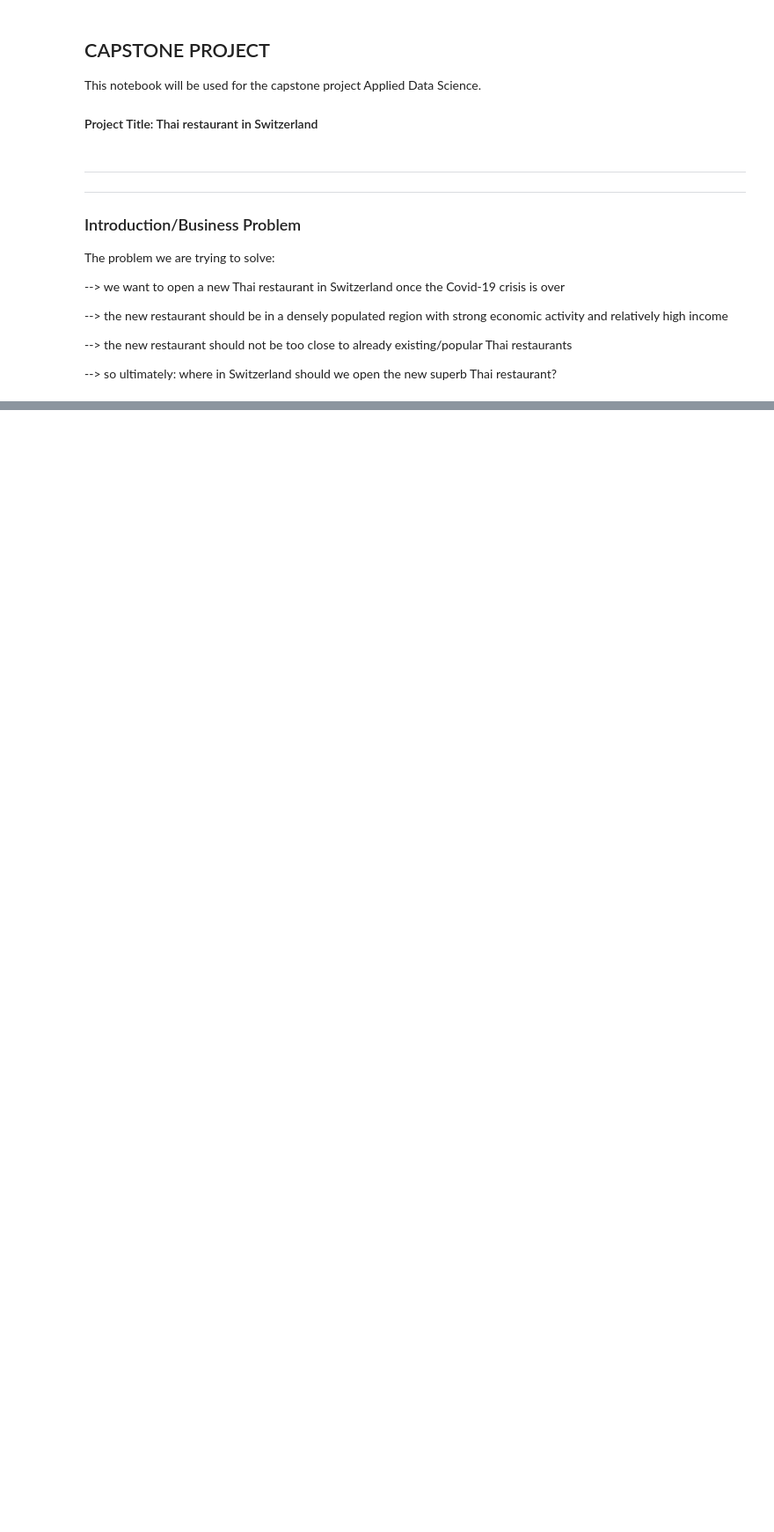
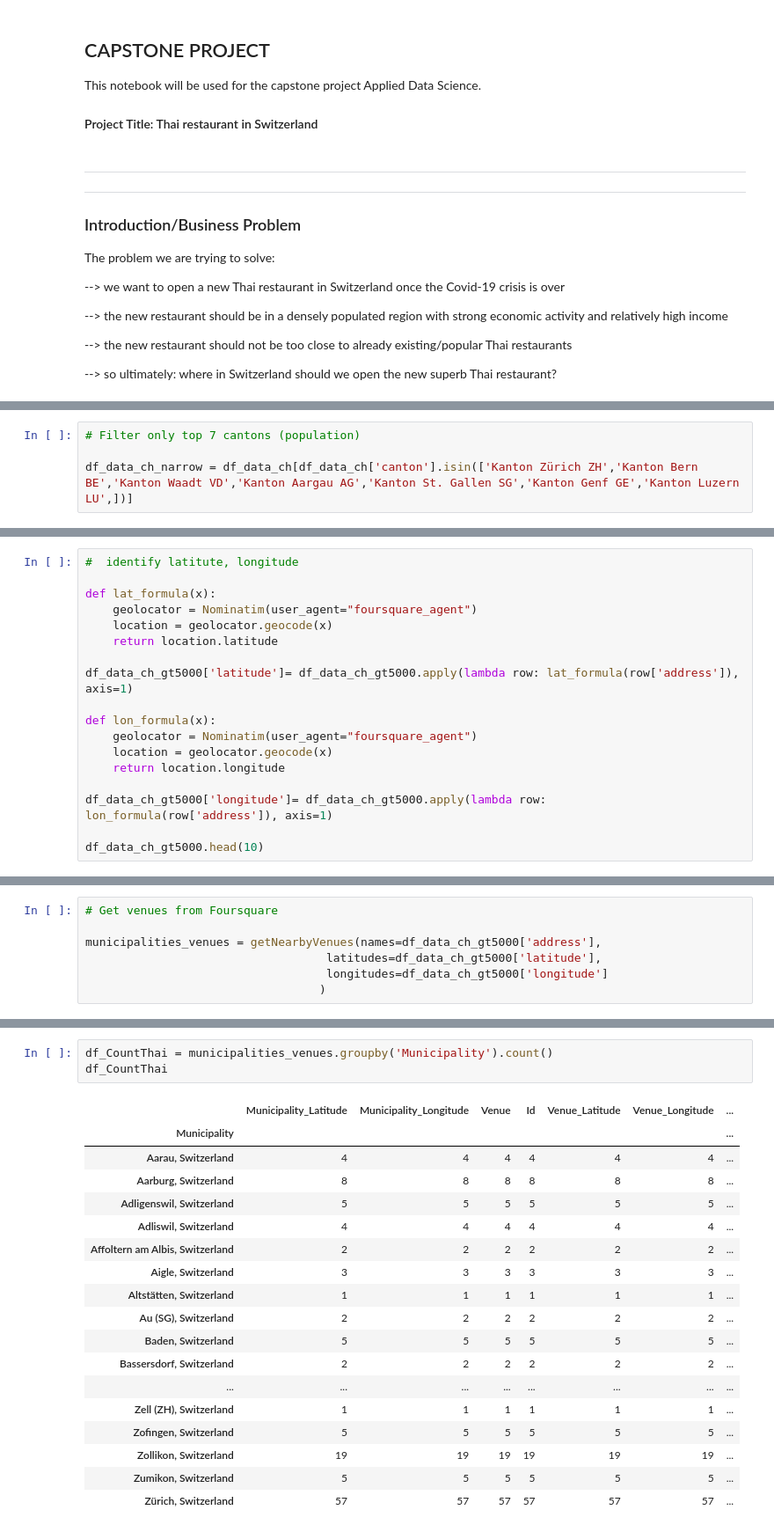
Before and after one commit to andremaron/Coursera_Capstone, a Jupyter notebook: Coursera_Capstone.ipynb, the cells around one changed output, grey strips where cells are left out. Shown at 88% size. Cells and saved outputs as stored; diff of their text form; blank space fills up the shorter version.

```diff
--- a/Coursera_Capstone.ipynb
+++ b/Coursera_Capstone.ipynb
@@ -52,0 +279,4 @@ Finally, we will have to exclude some cities from our scope by also using (5) to
+# %%
+# Filter only top 7 cantons (population)
+
+df_data_ch_narrow = df_data_ch[df_data_ch['canton'].isin(['Kanton Zürich ZH','Kanton Bern BE','Kanton Waadt VD','Kanton Aargau AG','Kanton St. Gallen SG','Kanton Genf GE','Kanton Luzern LU',])]
@@ -52,0 +291,18 @@ Finally, we will have to exclude some cities from our scope by also using (5) to
+# %%
+#  identify latitute, longitude
+
+def lat_formula(x):
+    geolocator = Nominatim(user_agent="foursquare_agent")
+    location = geolocator.geocode(x)
+    return location.latitude
+
+df_data_ch_gt5000['latitude']= df_data_ch_gt5000.apply(lambda row: lat_formula(row['address']), axis=1)
+
+def lon_formula(x):
+    geolocator = Nominatim(user_agent="foursquare_agent")
+    location = geolocator.geocode(x)
+    return location.longitude
+
+df_data_ch_gt5000['longitude']= df_data_ch_gt5000.apply(lambda row: lon_formula(row['address']), axis=1)
+
+df_data_ch_gt5000.head(10)
@@ -52,0 +425,7 @@ Finally, we will have to exclude some cities from our scope by also using (5) to
+# %%
+# Get venues from Foursquare
+
+municipalities_venues = getNearbyVenues(names=df_data_ch_gt5000['address'],
+                                   latitudes=df_data_ch_gt5000['latitude'],
+                                   longitudes=df_data_ch_gt5000['longitude']
+                                  )
@@ -52,0 +494,22 @@ Finally, we will have to exclude some cities from our scope by also using (5) to
+# %%
+df_CountThai = municipalities_venues.groupby('Municipality').count()
+df_CountThai
+# %% [output]
+|  | Municipality_Latitude | Municipality_Longitude | Venue | Id | Venue_Latitude | Venue_Longitude | ... |
+| Municipality |  |  |  |  |  |  | ... |
+| Aarau, Switzerland | 4 | 4 | 4 | 4 | 4 | 4 | ... |
+| Aarburg, Switzerland | 8 | 8 | 8 | 8 | 8 | 8 | ... |
+| Adligenswil, Switzerland | 5 | 5 | 5 | 5 | 5 | 5 | ... |
+| Adliswil, Switzerland | 4 | 4 | 4 | 4 | 4 | 4 | ... |
+| Affoltern am Albis, Switzerland | 2 | 2 | 2 | 2 | 2 | 2 | ... |
+| Aigle, Switzerland | 3 | 3 | 3 | 3 | 3 | 3 | ... |
+| Altstätten, Switzerland | 1 | 1 | 1 | 1 | 1 | 1 | ... |
+| Au (SG), Switzerland | 2 | 2 | 2 | 2 | 2 | 2 | ... |
+| Baden, Switzerland | 5 | 5 | 5 | 5 | 5 | 5 | ... |
+| Bassersdorf, Switzerland | 2 | 2 | 2 | 2 | 2 | 2 | ... |
+| ... | ... | ... | ... | ... | ... | ... | ... |
+| Zell (ZH), Switzerland | 1 | 1 | 1 | 1 | 1 | 1 | ... |
+| Zofingen, Switzerland | 5 | 5 | 5 | 5 | 5 | 5 | ... |
+| Zollikon, Switzerland | 19 | 19 | 19 | 19 | 19 | 19 | ... |
+| Zumikon, Switzerland | 5 | 5 | 5 | 5 | 5 | 5 | ... |
+| Zürich, Switzerland | 57 | 57 | 57 | 57 | 57 | 57 | ... |
```
Also changed, not shown: parts of 28 cells of this notebook.
